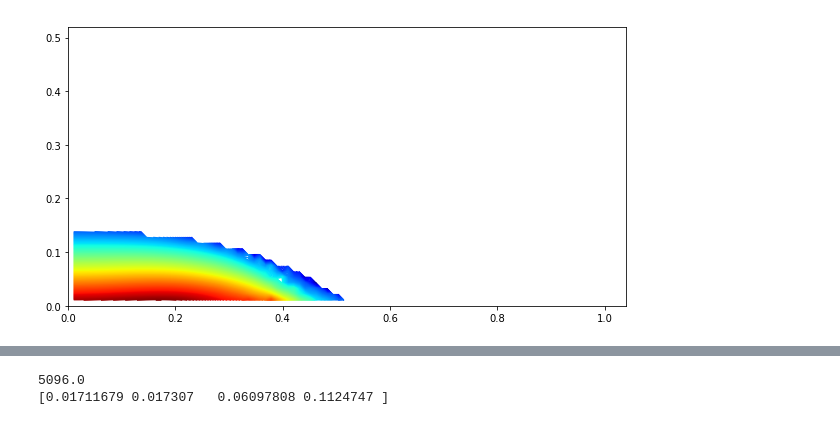
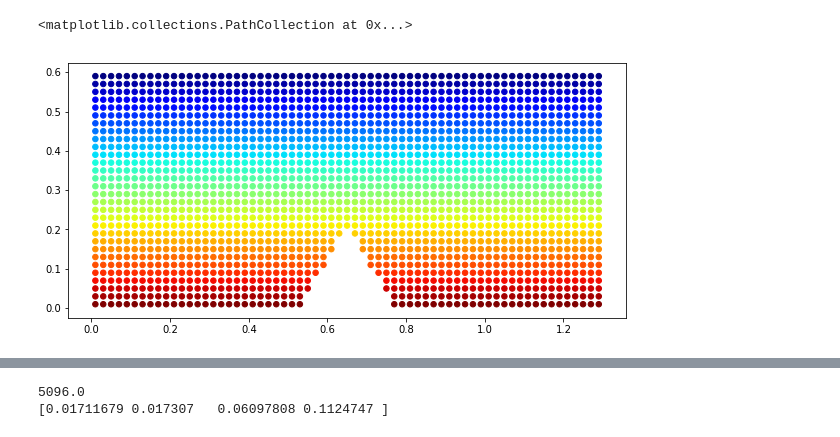
Before and after one commit to Jinx134235/static-water, a Jupyter notebook: particle&pressure plot.ipynb, the cells around one changed output, grey strips where cells are left out. Cells and saved outputs as stored; diff of their text form; code cells hidden in the pictures.

```diff
--- a/particle&pressure plot.ipynb
+++ b/particle&pressure plot.ipynb
@@ -134,11 +163,12 @@ print(err_v,err_d)
 # %%
 fig, ax = plt.subplots(figsize=(10, 10))
 CS = plt.subplot(111,aspect=1.0)
 zii = griddata(x2,y2,pressure,xi,yi,interp='linear')
-image = plt.contour(xi,yi,zii,200,cmap=plt.cm.jet)
+#image = plt.contour(xi,yi,zii,200,cmap=plt.cm.jet)
 #image.figuresize(20,20)
 #fig.colorbar(image,ax = CS,pad=0.05)
-
+plt.scatter(x2,y2,30,pressure,cmap='jet')
 #print(pressure)
 # %% [output]
+<matplotlib.collections.PathCollection at 0x...>
-[figure, old version]
+[figure, new version]
```
Also changed, not shown: parts of 9 cells of this notebook, 10 other files.
